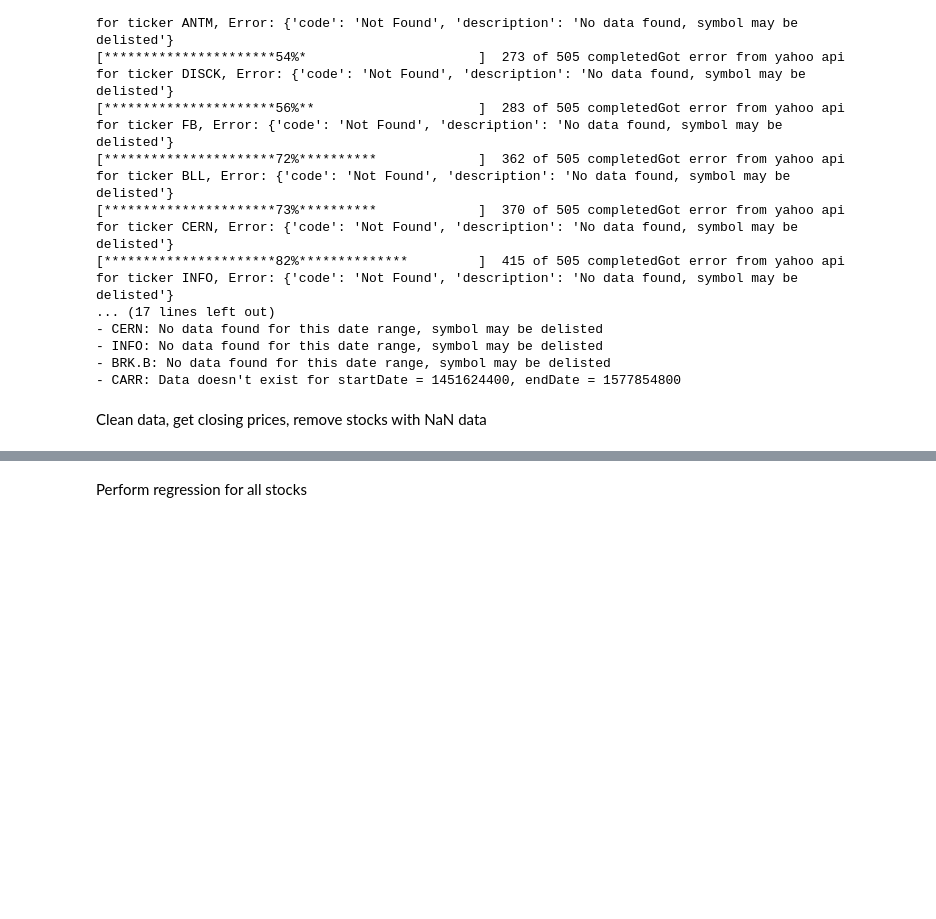
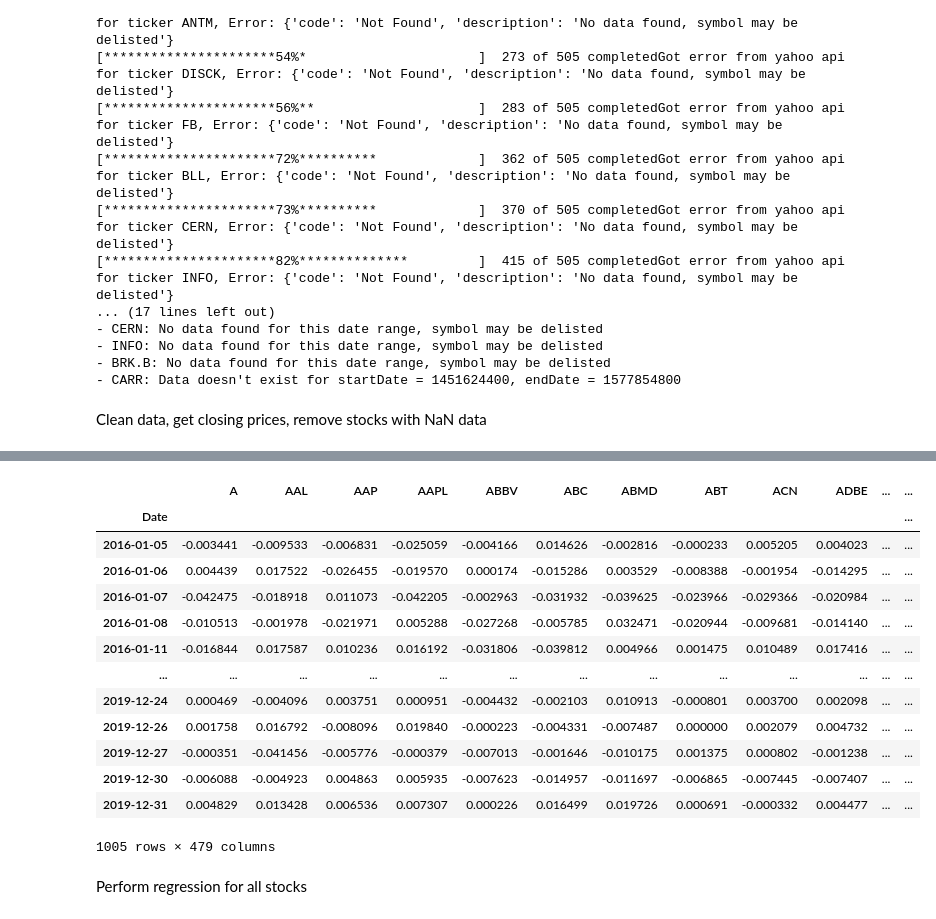
Before and after one commit to Aaquib111/factor-models, a Jupyter notebook: portfolio-management-practice.ipynb, the cells around one changed output, grey strips where cells are left out. Drawn from its saved outputs; the diff is of its cells as text; code cells hidden in the pictures; blank space fills up the shorter version.

```diff
--- a/portfolio-management-practice.ipynb
+++ b/portfolio-management-practice.ipynb
@@ -117,13 +117,30 @@ See the caveats in the documentation: https://pandas.pydata.org/pandas-docs/stab
 # %%
 # predict percent change rather than quantity of change
 
 # drop first row, which is NaN
 closing_changes = closing_prices.pct_change().iloc[1: , :]
 closing_changes = closing_changes.dropna(axis=1, how='any')
 # closing_changes
 # spy_changes = sp.pct_change().iloc[1: , :]["Close"]
 spy_changes = closing_changes["SPY"]
 # spy_changes
+
+closing_changes
+# %% [output]
+|  | A | AAL | AAP | AAPL | ABBV | ABC | ABMD | ABT | ACN | ADBE | ... | ... |
+| Date |  |  |  |  |  |  |  |  |  |  |  | ... |
+| 2016-01-05 | -0.003441 | -0.009533 | -0.006831 | -0.025059 | -0.004166 | 0.014626 | -0.002816 | -0.000233 | 0.005205 | 0.004023 | ... | ... |
+| 2016-01-06 | 0.004439 | 0.017522 | -0.026455 | -0.019570 | 0.000174 | -0.015286 | 0.003529 | -0.008388 | -0.001954 | -0.014295 | ... | ... |
+| 2016-01-07 | -0.042475 | -0.018918 | 0.011073 | -0.042205 | -0.002963 | -0.031932 | -0.039625 | -0.023966 | -0.029366 | -0.020984 | ... | ... |
+| 2016-01-08 | -0.010513 | -0.001978 | -0.021971 | 0.005288 | -0.027268 | -0.005785 | 0.032471 | -0.020944 | -0.009681 | -0.014140 | ... | ... |
+| 2016-01-11 | -0.016844 | 0.017587 | 0.010236 | 0.016192 | -0.031806 | -0.039812 | 0.004966 | 0.001475 | 0.010489 | 0.017416 | ... | ... |
+| ... | ... | ... | ... | ... | ... | ... | ... | ... | ... | ... | ... | ... |
+| 2019-12-24 | 0.000469 | -0.004096 | 0.003751 | 0.000951 | -0.004432 | -0.002103 | 0.010913 | -0.000801 | 0.003700 | 0.002098 | ... | ... |
+| 2019-12-26 | 0.001758 | 0.016792 | -0.008096 | 0.019840 | -0.000223 | -0.004331 | -0.007487 | 0.000000 | 0.002079 | 0.004732 | ... | ... |
+| 2019-12-27 | -0.000351 | -0.041456 | -0.005776 | -0.000379 | -0.007013 | -0.001646 | -0.010175 | 0.001375 | 0.000802 | -0.001238 | ... | ... |
+| 2019-12-30 | -0.006088 | -0.004923 | 0.004863 | 0.005935 | -0.007623 | -0.014957 | -0.011697 | -0.006865 | -0.007445 | -0.007407 | ... | ... |
+| 2019-12-31 | 0.004829 | 0.013428 | 0.006536 | 0.007307 | 0.000226 | 0.016499 | 0.019726 | 0.000691 | -0.000332 | 0.004477 | ... | ... |
+1005 rows × 479 columns
 # %% [markdown]
 Perform regression for all stocks
 # %%
```
Also changed, not shown: parts of 7 cells of this notebook.
